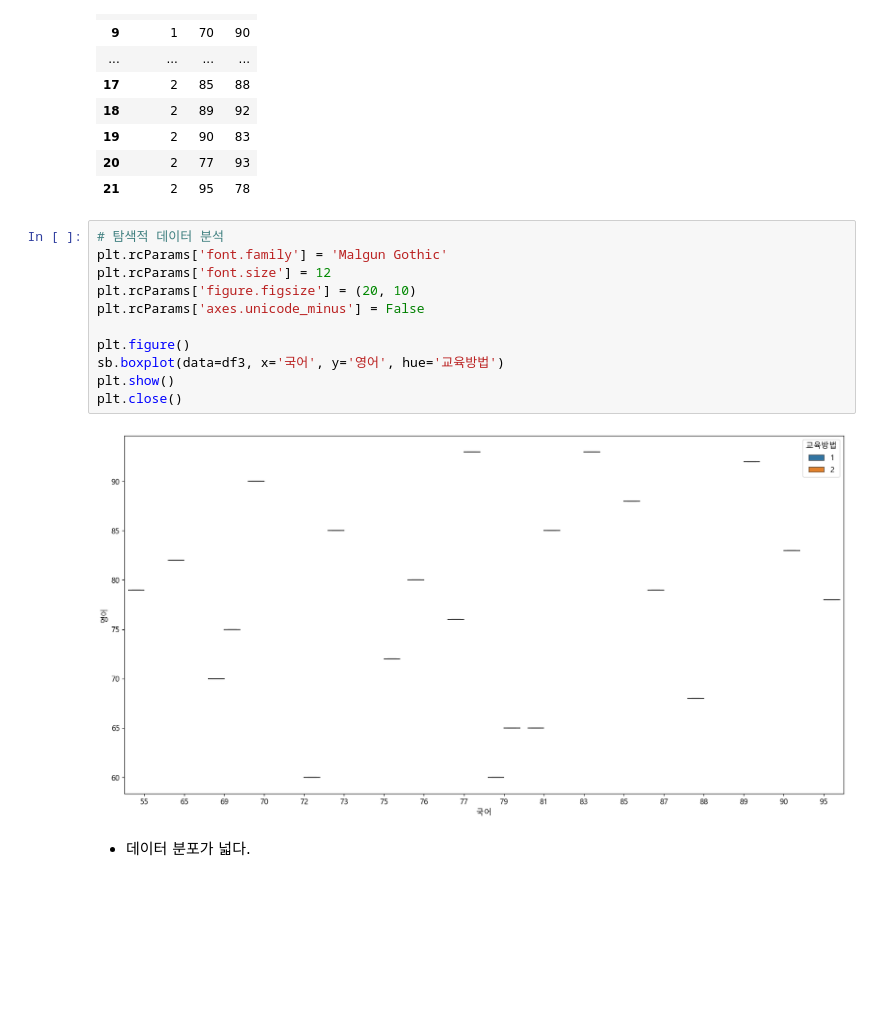
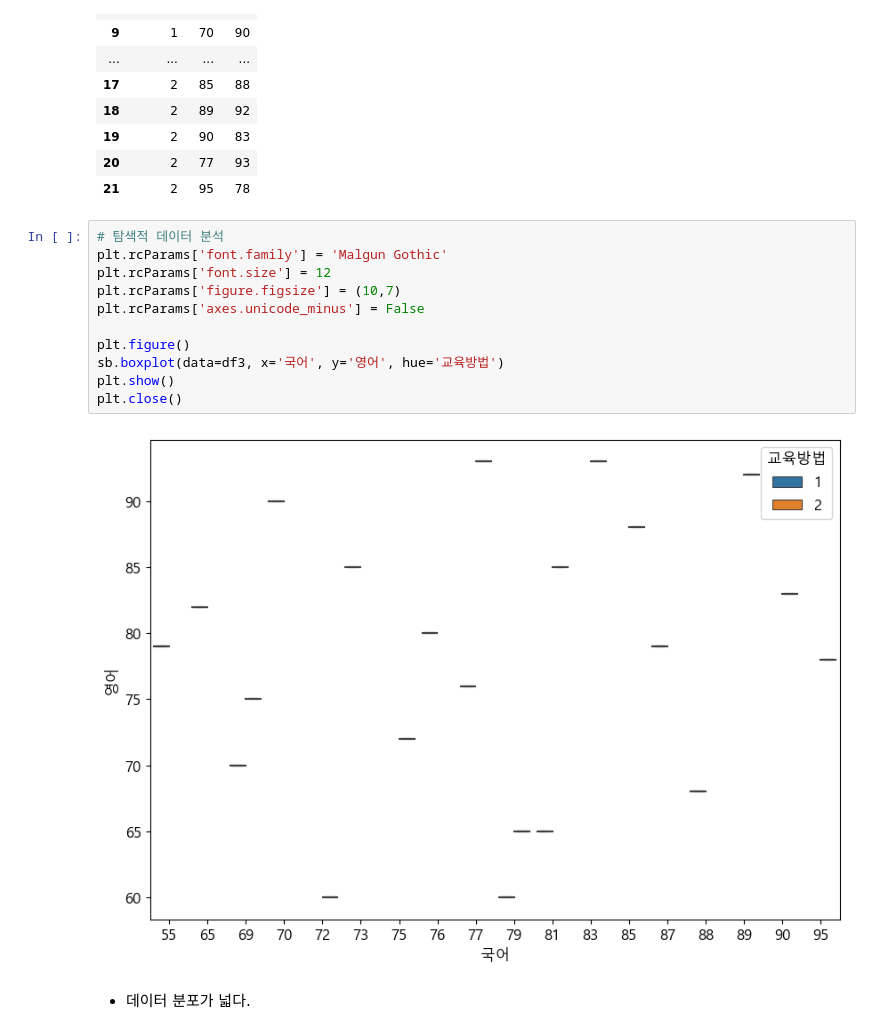
Before and after one commit to Jeeunun/Data_analysis_education_Closed, a Jupyter notebook: data_analysis/E.확증적_데이터_분석/02_두_변수간의_차이분석/분산분석_연습문제(3).ipynb, the cells around one changed output. Drawn from its saved outputs; the diff is of its cells as text; blank space fills up the shorter version.

```diff
--- a/data_analysis/E.확증적_데이터_분석/02_두_변수간의_차이분석/연습문제(3).ipynb
+++ b/data_analysis/E.확증적_데이터_분석/02_두_변수간의_차이분석/분산분석_연습문제(3).ipynb
@@ -155,16 +196,16 @@ df3
 # %%
 # 탐색적 데이터 분석
 plt.rcParams['font.family'] = 'Malgun Gothic'
 plt.rcParams['font.size'] = 12
-plt.rcParams['figure.figsize'] = (20, 10)
+plt.rcParams['figure.figsize'] = (10,7)
 plt.rcParams['axes.unicode_minus'] = False
 
 plt.figure()
 sb.boxplot(data=df3, x='국어', y='영어', hue='교육방법')
 plt.show()
 plt.close()
 # %% [output]
-[figure, old version]
+[figure, new version]
 # %% [markdown]
 - 데이터 분포가 넓다.
 # %%
```
Also changed, not shown: parts of 14 cells of this notebook.
